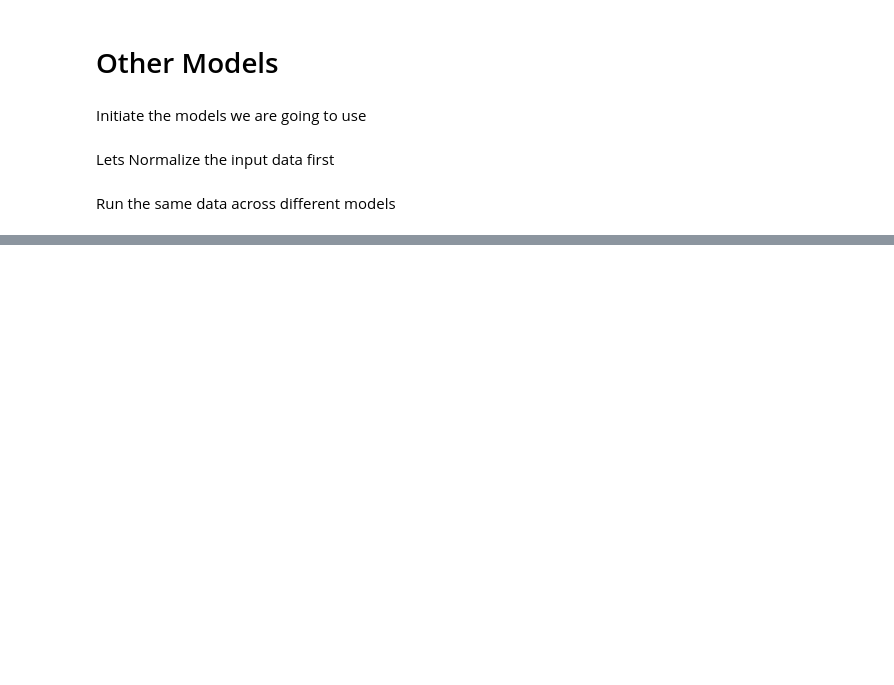
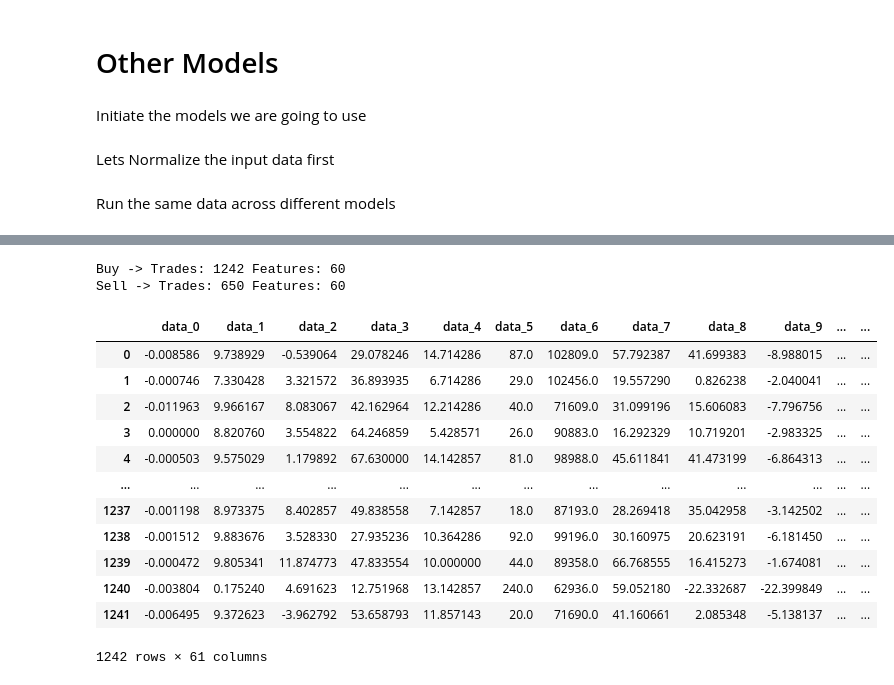
Before and after one commit to ajmtrz/eda_robots, a Jupyter notebook: lightgbm-xgboost.ipynb, the cells around one changed output, grey strips where cells are left out. Cells and saved outputs as stored; diff of their text form; code cells hidden in the pictures; blank space fills up the shorter version.

```diff
--- a/lightgbm-xgboost.ipynb
+++ b/lightgbm-xgboost.ipynb
@@ -404,0 +245,28 @@ weighted avg       0.67      0.68      0.67       200
+# %%
+import os
+import pandas as pd
+# Cargar
+tester_files_folder = "C:/Users/Administrador/AppData/Roaming/MetaQuotes/Tester/6C3C6A11D1C3791DD4DBF45421BF8028/Agent-127.0.0.1-3000/MQL5/Files"
+df_buy = pd.read_csv(os.path.join(tester_files_folder, "buy_dataset.csv"))
+df_sell = pd.read_csv(os.path.join(tester_files_folder, "sell_dataset.csv"))
+print(f"Buy -> Trades: {df_buy.shape[0]} Features: {df_buy.shape[1]-1}")
+print(f"Sell -> Trades: {df_sell.shape[0]} Features: {df_sell.shape[1]-1}")
+# %% [output]
+Buy -> Trades: 1242 Features: 60
+Sell -> Trades: 650 Features: 60
+# %%
+df_buy
+# %% [output]
+|  | data_0 | data_1 | data_2 | data_3 | data_4 | data_5 | data_6 | data_7 | data_8 | data_9 | ... | ... |
+| 0 | -0.008586 | 9.738929 | -0.539064 | 29.078246 | 14.714286 | 87.0 | 102809.0 | 57.792387 | 41.699383 | -8.988015 | ... | ... |
+| 1 | -0.000746 | 7.330428 | 3.321572 | 36.893935 | 6.714286 | 29.0 | 102456.0 | 19.557290 | 0.826238 | -2.040041 | ... | ... |
+| 2 | -0.011963 | 9.966167 | 8.083067 | 42.162964 | 12.214286 | 40.0 | 71609.0 | 31.099196 | 15.606083 | -7.796756 | ... | ... |
+| 3 | 0.000000 | 8.820760 | 3.554822 | 64.246859 | 5.428571 | 26.0 | 90883.0 | 16.292329 | 10.719201 | -2.983325 | ... | ... |
+| 4 | -0.000503 | 9.575029 | 1.179892 | 67.630000 | 14.142857 | 81.0 | 98988.0 | 45.611841 | 41.473199 | -6.864313 | ... | ... |
+| ... | ... | ... | ... | ... | ... | ... | ... | ... | ... | ... | ... | ... |
+| 1237 | -0.001198 | 8.973375 | 8.402857 | 49.838558 | 7.142857 | 18.0 | 87193.0 | 28.269418 | 35.042958 | -3.142502 | ... | ... |
+| 1238 | -0.001512 | 9.883676 | 3.528330 | 27.935236 | 10.364286 | 92.0 | 99196.0 | 30.160975 | 20.623191 | -6.181450 | ... | ... |
+| 1239 | -0.000472 | 9.805341 | 11.874773 | 47.833554 | 10.000000 | 44.0 | 89358.0 | 66.768555 | 16.415273 | -1.674081 | ... | ... |
+| 1240 | -0.003804 | 0.175240 | 4.691623 | 12.751968 | 13.142857 | 240.0 | 62936.0 | 59.052180 | -22.332687 | -22.399849 | ... | ... |
+| 1241 | -0.006495 | 9.372623 | -3.962792 | 53.658793 | 11.857143 | 20.0 | 71690.0 | 41.160661 | 2.085348 | -5.138137 | ... | ... |
+1242 rows × 61 columns
```
Also changed, not shown: parts of 10 cells of this notebook, 1 other file.
